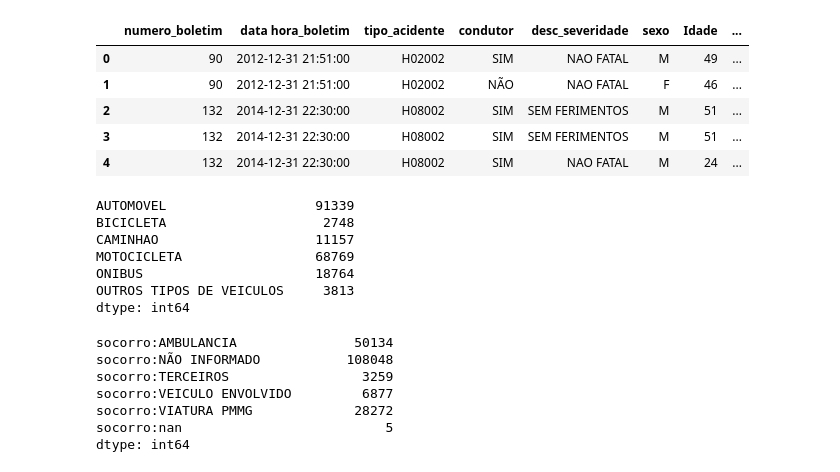
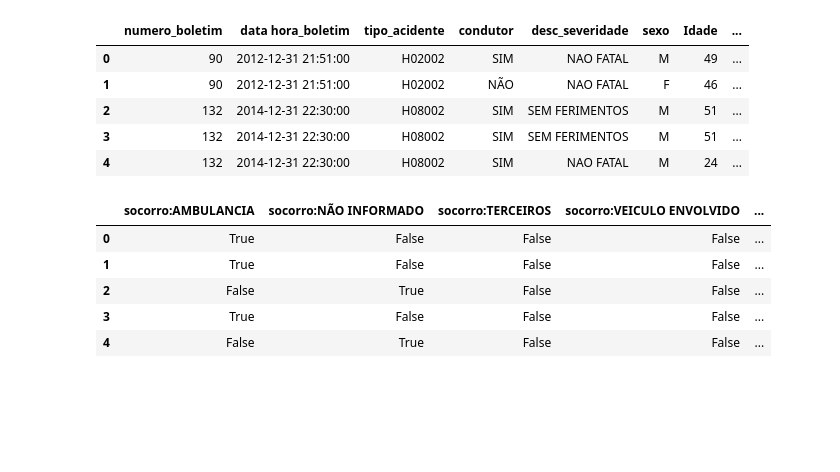
Before and after one commit to SamuelLipovetsky/mda_project, a Jupyter notebook: main.ipynb, the cells around one changed output. Saved outputs shown, nothing was run; the diff lists cells and outputs as text; code cells hidden in the pictures; blank space fills up the shorter version.

```diff
--- a/main.ipynb
+++ b/main.ipynb
@@ -152,9 +135,9 @@ afternoon_hours = range(12, 18)
 night_hours = list(range(0, 6)) + list(range(18, 24))
 
 
-clustering_df['morning'] = clustering_df['hour'].apply(lambda x: 1 if x in morning_hours else 0)
-clustering_df['afternoon'] = clustering_df['hour'].apply(lambda x: 1 if x in afternoon_hours else 0)
-clustering_df['night'] = clustering_df['hour'].apply(lambda x: 1 if x in night_hours else 0)
+clustering_df['morning'] = clustering_df['hour'].apply(lambda x: True if x in morning_hours else False)
+clustering_df['afternoon'] = clustering_df['hour'].apply(lambda x: True if x in afternoon_hours else False)
+clustering_df['night'] = clustering_df['hour'].apply(lambda x: True if x in night_hours else False)
 
 clustering_df.drop(columns=['hour'], inplace=True)
 # %%
@@ -166,10 +149,10 @@ middle_aged = range(31,45)
 old_aged = range(45,200)
 
 clustering_df['Idade'] =clustering_df['Idade'].astype('int')
-clustering_df['children'] = clustering_df['Idade'].apply(lambda x: 1 if x in children else 0)
-clustering_df['young_adult'] = clustering_df['Idade'].apply(lambda x: 1 if x in young_adult else 0)
-clustering_df['middle_aged'] = clustering_df['Idade'].apply(lambda x: 1 if x in middle_aged else 0)
-clustering_df['old_aged'] = clustering_df['Idade'].apply(lambda x: 1 if x in old_aged else 0)
+clustering_df['children'] = clustering_df['Idade'].apply(lambda x: True if x in children else False)
+clustering_df['young_adult'] = clustering_df['Idade'].apply(lambda x: True if x in young_adult else False)
+clustering_df['middle_aged'] = clustering_df['Idade'].apply(lambda x: True if x in middle_aged else False)
+clustering_df['old_aged'] = clustering_df['Idade'].apply(lambda x: True if x in old_aged else False)
 
 # clustering_df.drop(columns=['Idade'], inplace=True)
 clustering_df.head()
@@ -204,27 +187,19 @@ for i in other_vehicles:
 vehicles_one_hot = pd.get_dummies(clustering_df['descricao_especie'])
 true_counts = vehicles_one_hot.sum()
 print(true_counts)
-# %% [output]
-AUTOMOVEL                   91339
-BICICLETA                    2748
-CAMINHAO                    11157
-MOTOCICLETA                 68769
-ONIBUS                      18764
-OUTROS TIPOS DE VEICULOS     3813
-dtype: int64
 # %%
 #prepping "descricao_tipo_socorro"
 clustering_df['descricao_tipo_socorro'] = clustering_df['descricao_tipo_socorro'].apply(lambda x: "socorro:"+ str(x))
-vehicles_one_hot = pd.get_dummies(clustering_df['descricao_tipo_socorro'])
-true_counts = vehicles_one_hot.sum()
-print(true_counts)
+descricao_tipo_socorro_one_hot = pd.get_dummies(clustering_df['descricao_tipo_socorro'])
+true_counts = descricao_tipo_socorro_one_hot.sum()
+# print(true_counts)
+descricao_tipo_socorro_one_hot.head()
 # %% [output]
-socorro:AMBULANCIA               50134
-socorro:NÃO INFORMADO           108048
-socorro:TERCEIROS                 3259
-socorro:VEICULO ENVOLVIDO         6877
-socorro:VIATURA PMMG             28272
-socorro:nan                          5
-dtype: int64
+|  | socorro:AMBULANCIA | socorro:NÃO INFORMADO | socorro:TERCEIROS | socorro:VEICULO ENVOLVIDO | ... |
+| 0 | True | False | False | False | ... |
+| 1 | True | False | False | False | ... |
+| 2 | False | True | False | False | ... |
+| 3 | True | False | False | False | ... |
+| 4 | False | True | False | False | ... |
 # %%
 #prepping "descricao_severidade"
```
Also changed, not shown: parts of 5 cells of this notebook.
